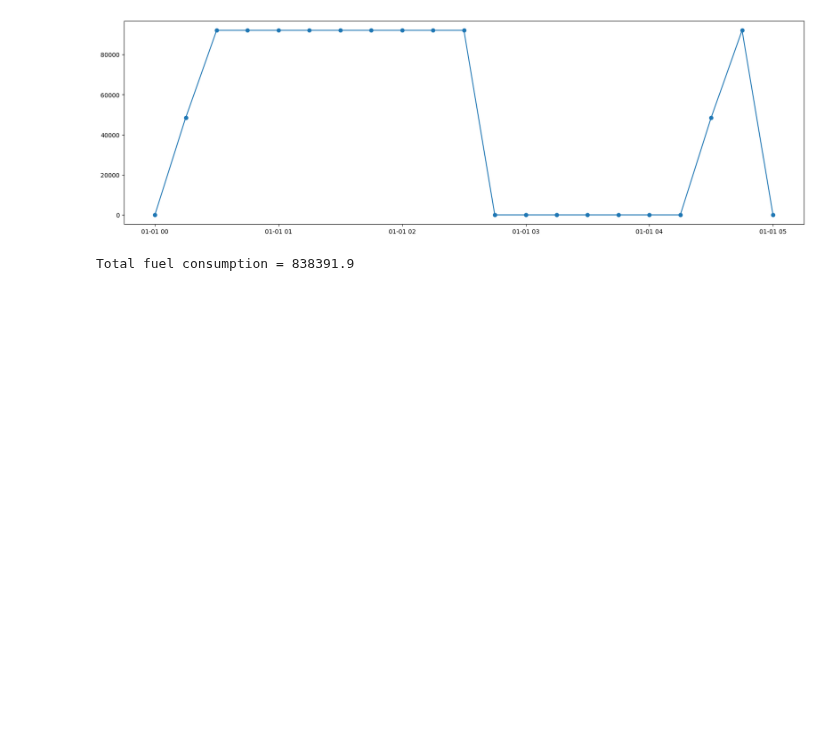
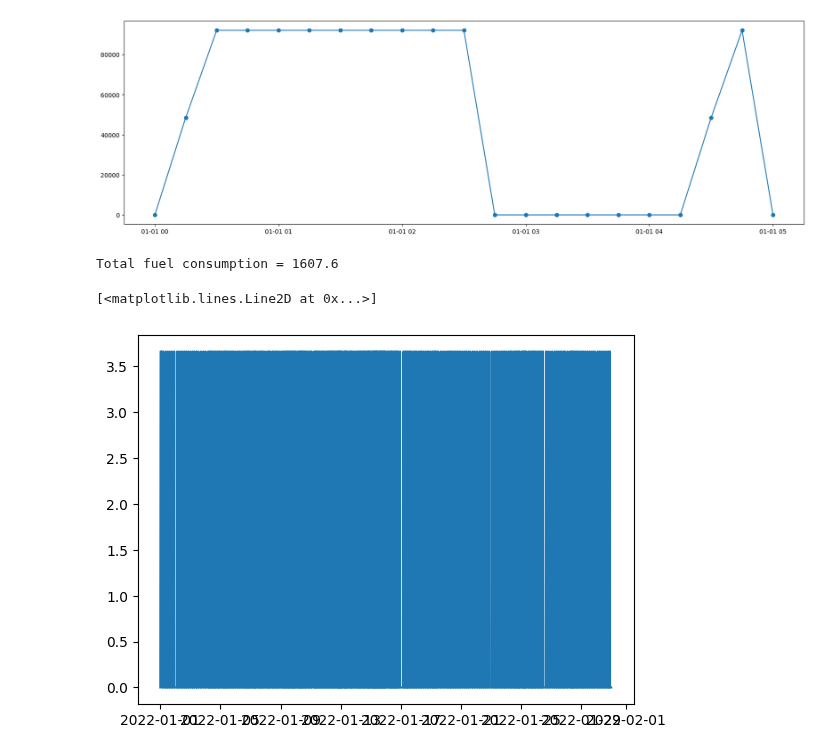
Before and after one commit to ltomas1/DES.sim, a Jupyter notebook: src/utils/visu.ipynb, the cells around one changed output. Cells and saved outputs as stored; diff of their text form; code cells hidden in the pictures; blank space fills up the shorter version.

```diff
--- a/src/utils/visu.ipynb
+++ b/src/utils/visu.ipynb
@@ -603,6 +603,12 @@ plt.xticks()
 # %%
 #The small kinks at the top occur when switching to P_nom after the 11th minute, measerd data and the chp reg model goes upto 100Kw.
 # %%
-print(f"Total fuel consumption = {df['CHPSim-0.CHP_0-fuel_l'].sum():.1f}")
+print(f"Total fuel consumption = {df['CHPSim-0.CHP_0-fuel_m3'].sum():.1f}")
 # %% [output]
-Total fuel consumption = 838391.9
+Total fuel consumption = 1607.6
+# %%
+
+plt.plot(df['CHPSim-0.CHP_0-fuel_m3'])
+# %% [output]
+[<matplotlib.lines.Line2D at 0x...>]
+[figure, added]
```
Also changed, not shown: parts of 2 cells of this notebook, 4 other files.
